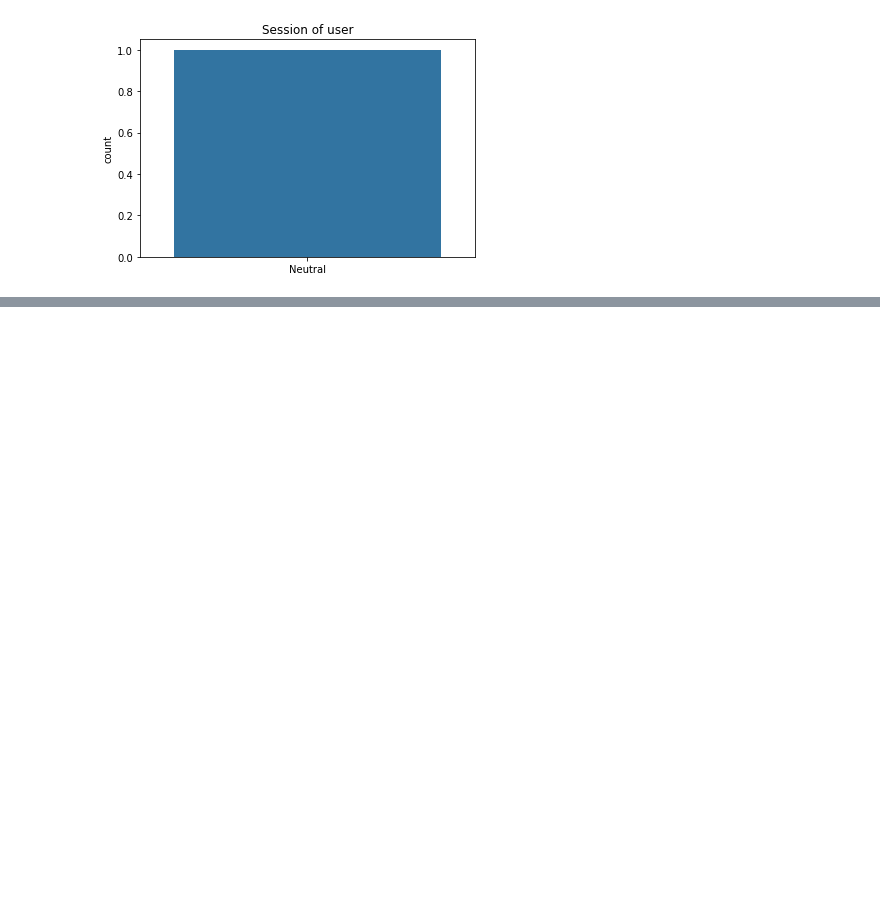
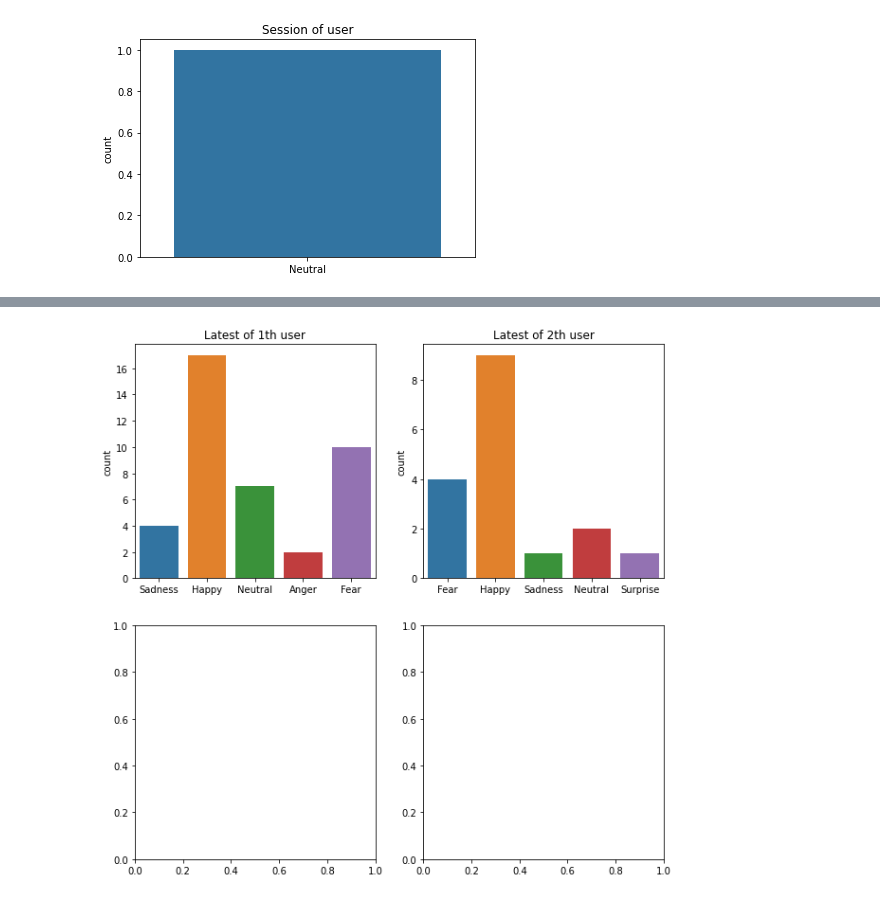
Before and after one commit to EmoDetect-BI/Detector-Trainer, a Jupyter notebook: v1/Emotion Plotter.ipynb, the cells around one changed output, grey strips where cells are left out. Saved outputs shown, nothing was run; the diff lists cells and outputs as text; code cells hidden in the pictures; blank space fills up the shorter version.

```diff
--- a/v1/Emotion Plotter.ipynb
+++ b/v1/Emotion Plotter.ipynb
@@ -84,0 +169,4 @@ _= multiplotEmotionsByUser(sessions, 2, 2)
+# %%
+_= getLatestPlotUserWise("org1", 2, 2)
+# %% [output]
+[figure, added]
```
Also changed, not shown: parts of 7 cells of this notebook, 1 other file.
